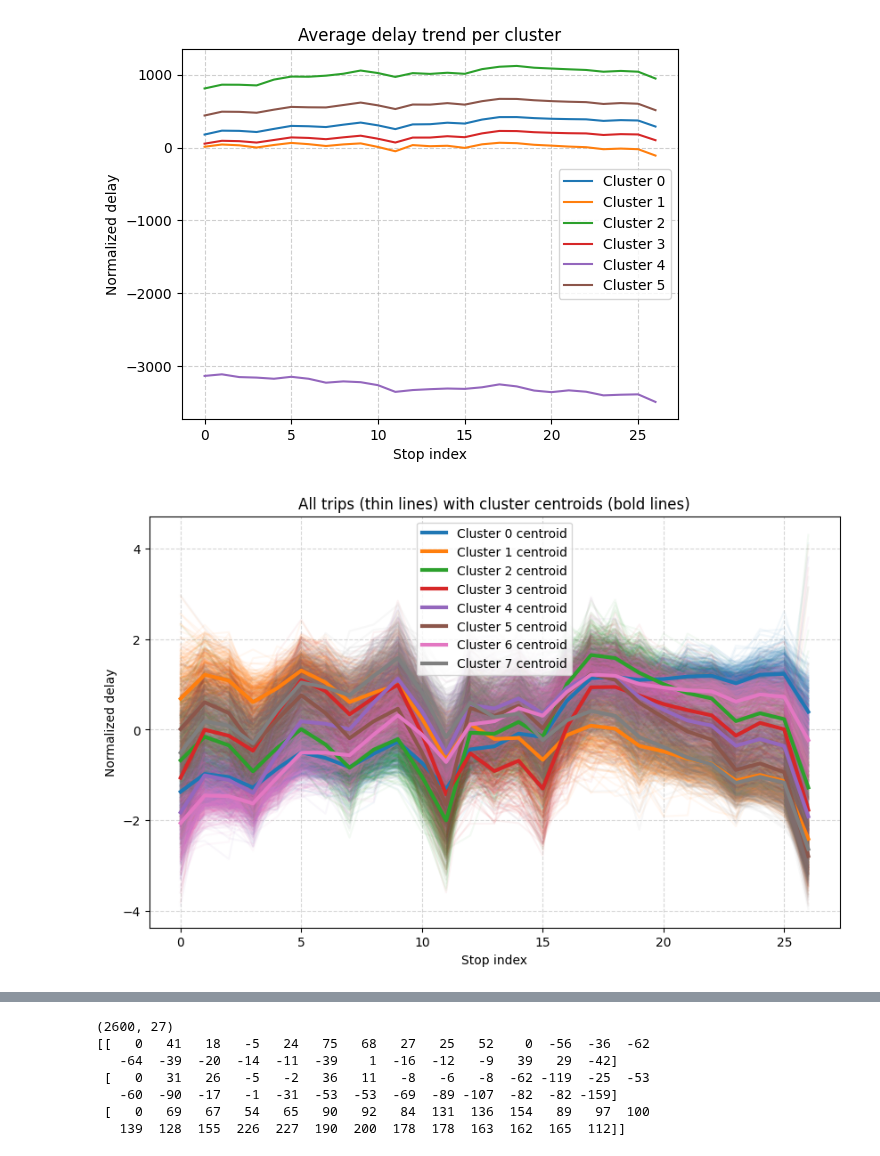
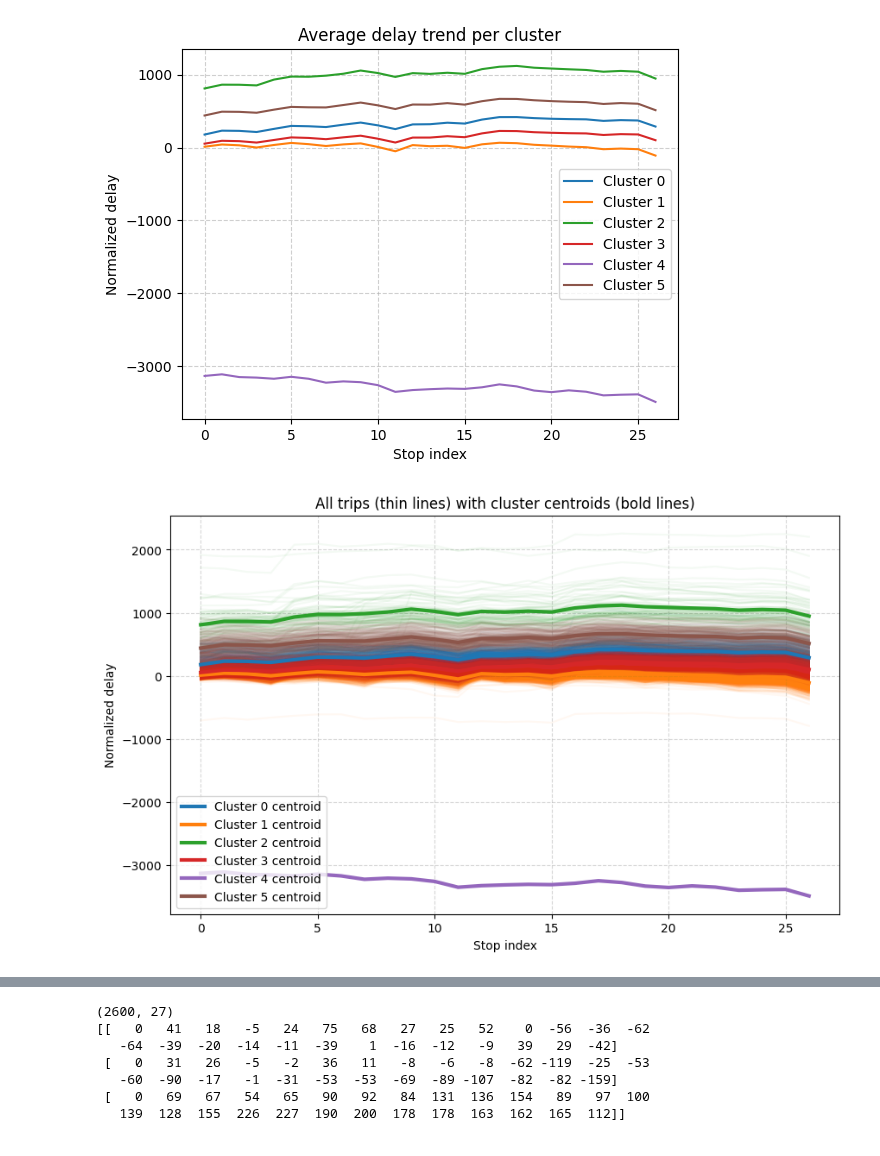
Before and after one commit to Gioalf/AH2179, a Jupyter notebook: project/AIprojectGioAlf.ipynb, the cells around one changed output, grey strips where cells are left out. Drawn from its saved outputs; the diff is of its cells as text; code cells hidden in the pictures.

```diff
--- a/project/AIprojectGioAlf.ipynb
+++ b/project/AIprojectGioAlf.ipynb
@@ -1611,37 +1356,37 @@ from sklearn.preprocessing import StandardScaler
 # vectorized_delays: shape (n_trips, n_stops)
 
 # Normalize each trip so shapes are comparable
 vectorized_delays_norm = (vectorized_delays - vectorized_delays.mean(axis=1, keepdims=True)) / (
     vectorized_delays.std(axis=1, keepdims=True) + 1e-8
 )
 
 
 # --- KMeans clustering ---
-n_clusters = 8  # adjust as needed
+n_clusters = 6  # adjust as needed
 kmeans = KMeans(n_clusters=n_clusters, random_state=42, n_init=10)
-labels = kmeans.fit_predict(vectorized_delays_norm)
+labels = kmeans.fit_predict(vectorized_delays)
 
 # --- Plot all trips with cluster centroids ---
 plt.figure(figsize=(10, 6))
 
 # Plot all trips, colored by cluster
 for c in range(n_clusters):
-    cluster_data = vectorized_delays_norm[labels == c]
+    cluster_data = vectorized_delays[labels == c]
     plt.plot(cluster_data.T, color=f"C{c}", alpha=0.05)  # faint lines for individual trips
 
 # Overlay the cluster centroids (mean trend)
 for c in range(n_clusters):
     centroid = kmeans.cluster_centers_[c]
     plt.plot(centroid, color=f"C{c}", linewidth=3, label=f'Cluster {c} centroid')
 
 plt.xlabel("Stop index")
 plt.ylabel("Normalized delay")
 plt.title("All trips (thin lines) with cluster centroids (bold lines)")
 plt.legend()
 plt.grid(True, linestyle='--', alpha=0.5)
 plt.show()
 # %% [output]
-[figure, old version]
+[figure, new version]
 # %%
 from sklearn.cluster import KMeans
 from sklearn.metrics import silhouette_score
```
Also changed, not shown: parts of 33 cells of this notebook.
